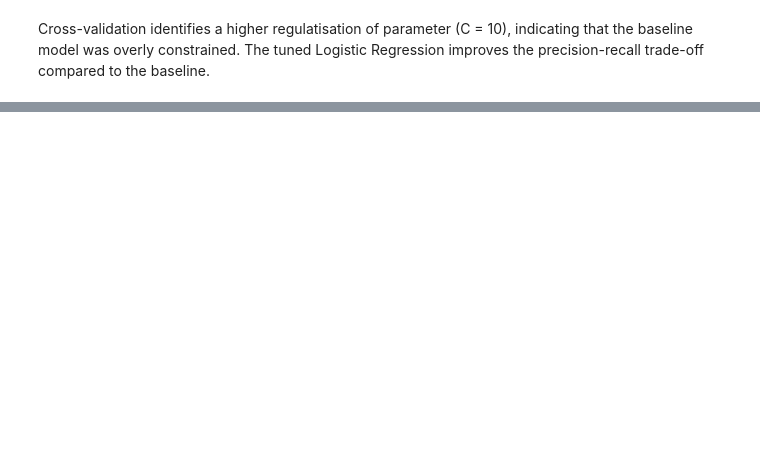
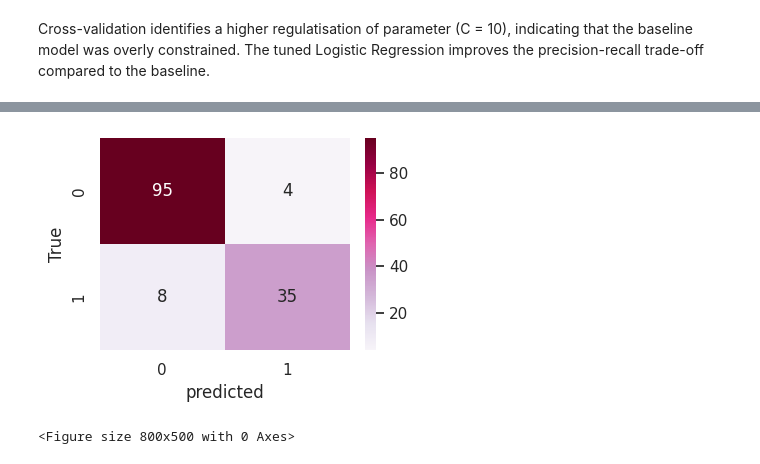
Before and after one commit to personallypetra/Machine-Learning-2025-2026---Group-Project, a Jupyter notebook: main.ipynb, the cells around one changed output, grey strips where cells are left out. Saved outputs shown, nothing was run; the diff lists cells and outputs as text; code cells hidden in the pictures; blank space fills up the shorter version.

```diff
--- a/main.ipynb
+++ b/main.ipynb
@@ -427,0 +490,12 @@ The tuned Logistic Regression improves the precision-recall trade-off compared t
+# %%
+y_pred_RF_tuned = RF_grid.best_estimator_.predict(X_test)
+
+acc = accuracy_score(y_test, y_pred)
+prec = precision_score(y_test, y_pred_RF_tuned, zero_division = 0)
+rec = recall_score(y_test, y_pred_RF_tuned, zero_division = 0)
+f1 = f1_score(y_test, y_pred_RF_tuned, zero_division = 0)
+
+print(f"Accuracy :{acc:.3f}")
+print(f"Precision :{prec:.3f}")
+print(f"Recall :{rec:.3f}")
+print(f"F1 :{f1:.3f}")
@@ -427,0 +532,16 @@ The tuned Logistic Regression improves the precision-recall trade-off compared t
+# %%
+cm_RF = confusion_matrix(y_test, y_pred_RF_tuned)
+
+plt.figure(figsize =(4,3))
+sns.heatmap(cm_RF, annot = True, fmt="d", cmap = "PuRd")
+plt.title = ("Random Forest (Tuned) – Confusion Matrix")
+plt.xlabel("predicted")
+plt.ylabel("True")
+plt.tight_layout()
+plt.show()
+plt.savefig("Machine-Learning-2025-2026---Group-Project/images/random_forest_confusion_matrix.png",
+    dpi=300
+)
+# %% [output]
+[figure, added]
+<Figure size 800x500 with 0 Axes>
```
Also changed, not shown: parts of 14 cells of this notebook.
